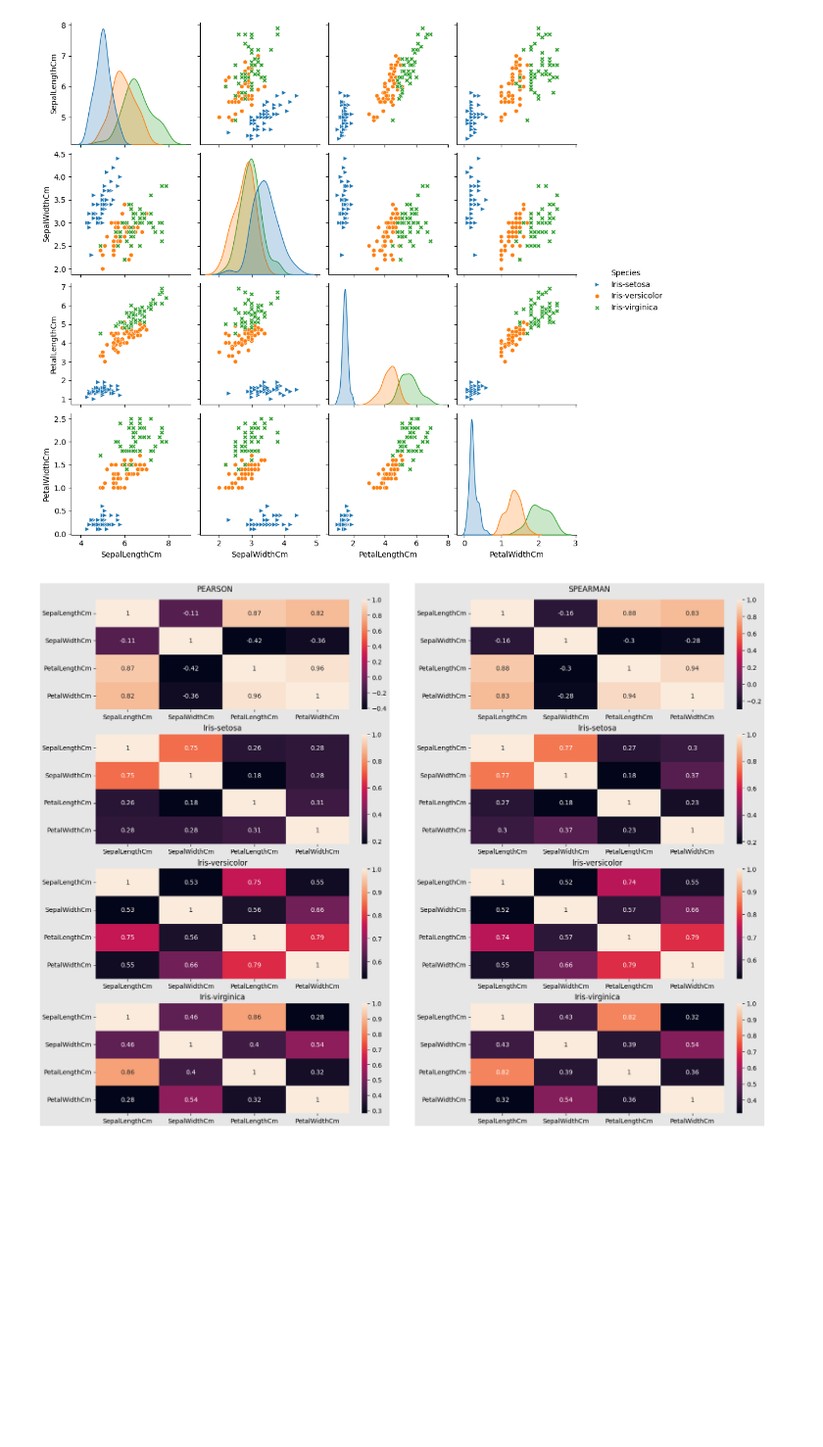
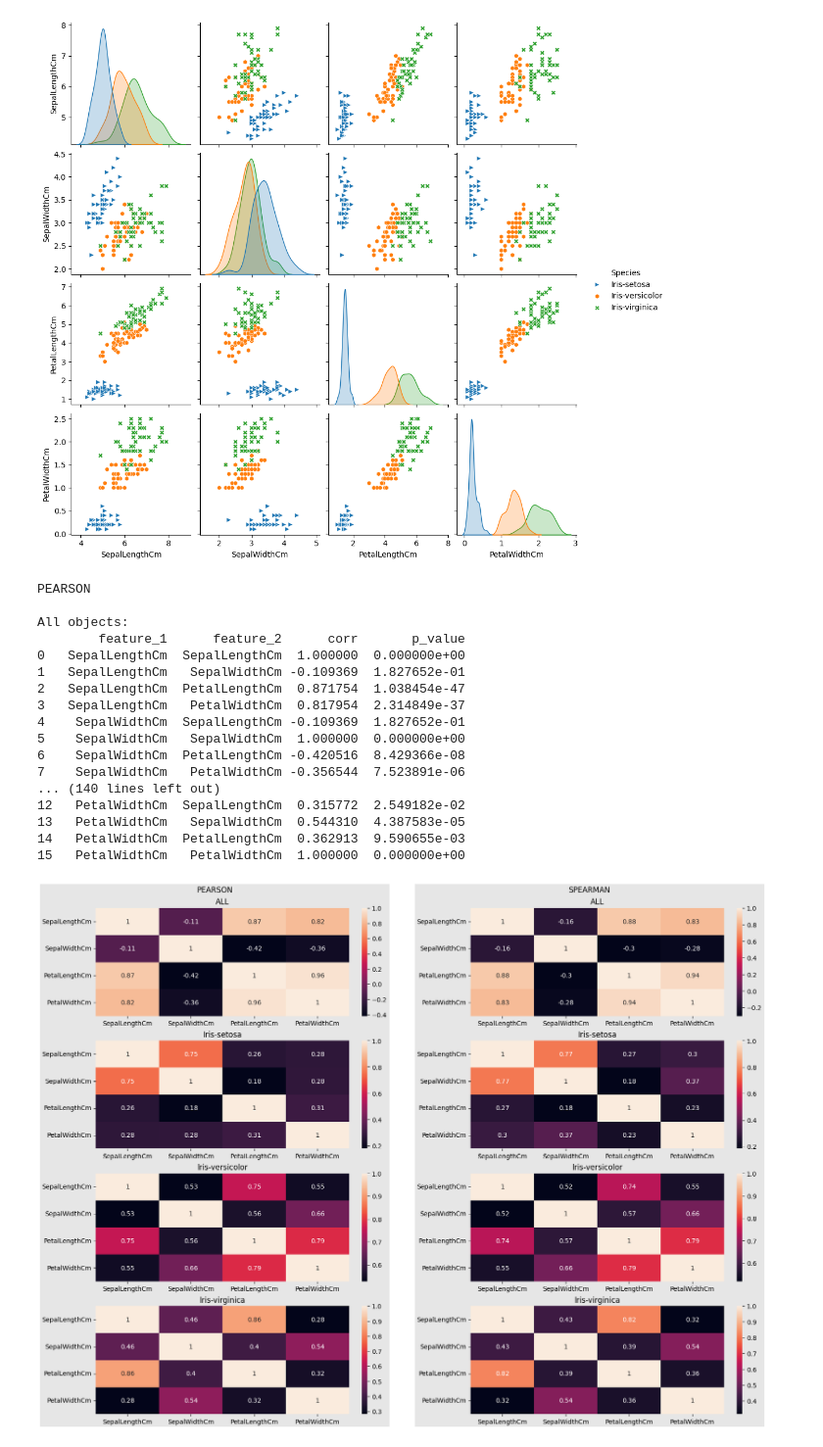
Before and after one commit to SiberiaField/TSS_Course, a Jupyter notebook: lab_1/lab_1.ipynb, the cells around one changed output. Shown at 98% size. Drawn from its saved outputs; the diff is of its cells as text; code cells hidden in the pictures; blank space fills up the shorter version.

```diff
--- a/lab_1/lab_1.ipynb
+++ b/lab_1/lab_1.ipynb
@@ -29,41 +31,81 @@ print(dataset_info)
    Undefined objects
 0                0.0
 # %%
-class_markers = list()
+class_markers = dict()
+class_colors = dict()
 for i, class_name in enumerate(class_names):
-    class_markers.append(MarkerStyle.filled_markers[(i + 1) * 5])
+    class_markers[class_name]= MarkerStyle.filled_markers[(i + 1) * 5]
+    class_colors[class_name] = f"C{i}"
 
-sns.pairplot(df, hue="Species", markers=class_markers)
+sns.pairplot(df, hue="Species", markers=list(class_markers.values()))
 plt.show()
 # %% [output]
 [figure]
 # %%
-def draw_corr_matrix(df: pd.DataFrame, ax: plt.Axes, method: str):
-    corr = df.corr(method)
-    sns.heatmap(corr, annot=True, ax=ax)
+def compute_corr_matrix(df: pd.DataFrame, method: str) -> tuple[pd.DataFrame, pd.DataFrame]:
+    corr_and_p_value_matrix = []
+    corr_matrix = pd.DataFrame(index=df.columns, columns=df.columns, dtype=float)
+    corr_func = stats.pearsonr if method == "pearson" else stats.spearmanr
+
+    for feature_1 in df.columns:
+        for feature_2 in df.columns:
+            res = corr_func(df[feature_1], df[feature_2])
+            corr_matrix.at[feature_1, feature_2] = res.statistic
+            corr_and_p_value_matrix.append({"feature_1": feature_1,
+                                            "feature_2": feature_2,
+                                            "corr": res.statistic,
+                                            "p_value": res.pvalue})
+
+    return corr_matrix, pd.DataFrame(corr_and_p_value_matrix)
 
 
 def draw_corr_matrices(all_objects: pd.DataFrame, objects_by_class: dict, class_names: list) -> plt.Figure:
     fig = plt.figure(layout="constrained", figsize=[16, 12])
     subfigs = fig.subfigures(1, 2, wspace=0.07)
+
     for i, method in enumerate(["pearson", "spearman"]):
+        print("\n\n", method.upper(), "\n", sep="")
         subfigs[i].suptitle(method.upper())
         subfigs[i].set_facecolor("0.9")
         axs = subfigs[i].subplots(4, 1)
-        draw_corr_matrix(all_objects, axs[0], method)
+
+        corr_matrix, corr_and_p_value_matrix = compute_corr_matrix(all_objects, method)
+        print("All objects:", "\n", corr_and_p_value_matrix, sep="")
+        sns.heatmap(corr_matrix, annot=True, ax=axs[0])
+        axs[0].set_title("ALL")
         for j, class_name in enumerate(class_names):
-            draw_corr_matrix(objects_by_class[class_name], axs[j + 1], method)
+            corr_matrix, corr_and_p_value_matrix = compute_corr_matrix(objects_by_class[class_name], method)
+            print("\n", class_name, ":\n", corr_and_p_value_matrix, sep="")
+            sns.heatmap(corr_matrix, annot=True, ax=axs[j + 1])
             axs[j + 1].set_title(class_name)
+
     return fig
 
 
 all_objects = df.drop(["Species"], axis=1)
 objects_by_class = dict()
 for class_name in class_names:
     objects_by_class[class_name] = df[df["Species"] == class_name].drop(["Species"], axis=1)
 
 corr_matrices_fig = draw_corr_matrices(all_objects, objects_by_class, class_names)
 plt.show()
 # %% [output]
+PEARSON
+
+All objects:
+        feature_1      feature_2      corr       p_value
+0   SepalLengthCm  SepalLengthCm  1.000000  0.000000e+00
+1   SepalLengthCm   SepalWidthCm -0.109369  1.827652e-01
+2   SepalLengthCm  PetalLengthCm  0.871754  1.038454e-47
+3   SepalLengthCm   PetalWidthCm  0.817954  2.314849e-37
+4    SepalWidthCm  SepalLengthCm -0.109369  1.827652e-01
+5    SepalWidthCm   SepalWidthCm  1.000000  0.000000e+00
+6    SepalWidthCm  PetalLengthCm -0.420516  8.429366e-08
+7    SepalWidthCm   PetalWidthCm -0.356544  7.523891e-06
+... (140 lines left out)
+12   PetalWidthCm  SepalLengthCm  0.315772  2.549182e-02
+13   PetalWidthCm   SepalWidthCm  0.544310  4.387583e-05
+14   PetalWidthCm  PetalLengthCm  0.362913  9.590655e-03
+15   PetalWidthCm   PetalWidthCm  1.000000  0.000000e+00
-[figure, old version]
+[figure, new version]
 # %%
```
Also changed, not shown: parts of 5 cells of this notebook.
